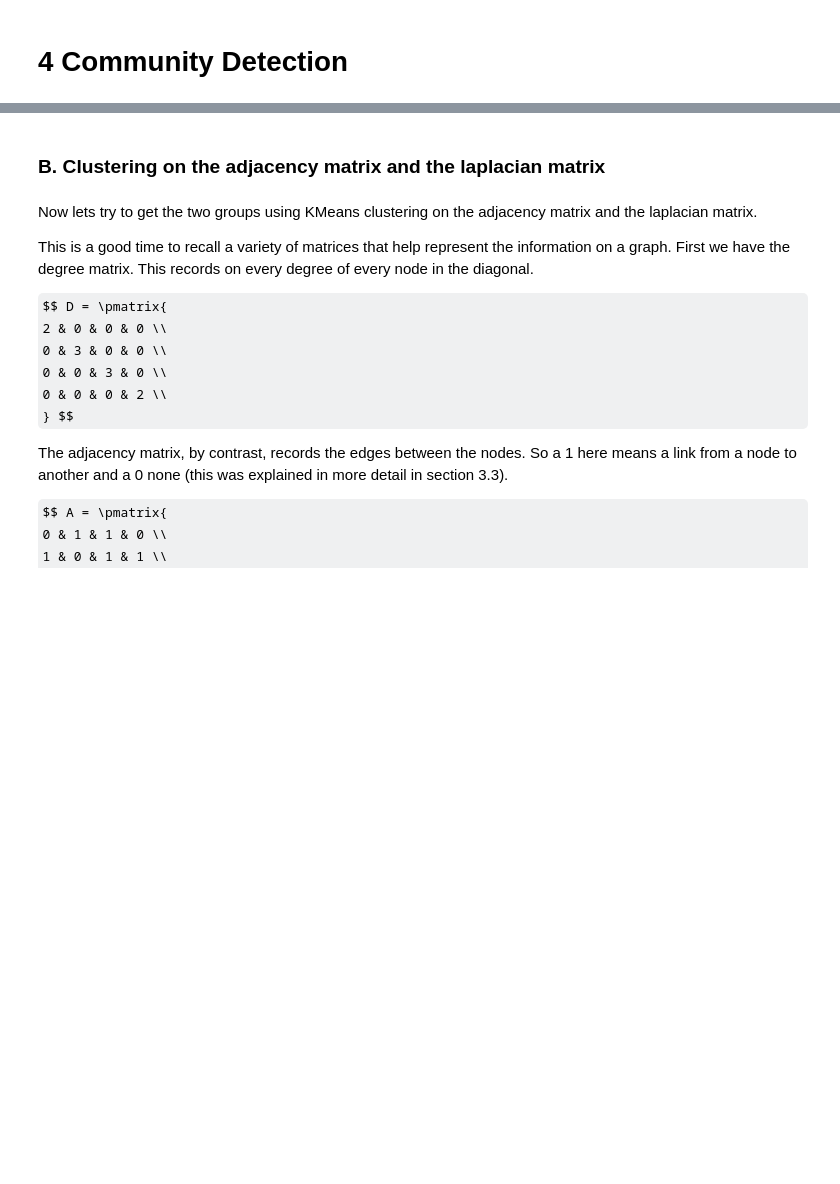
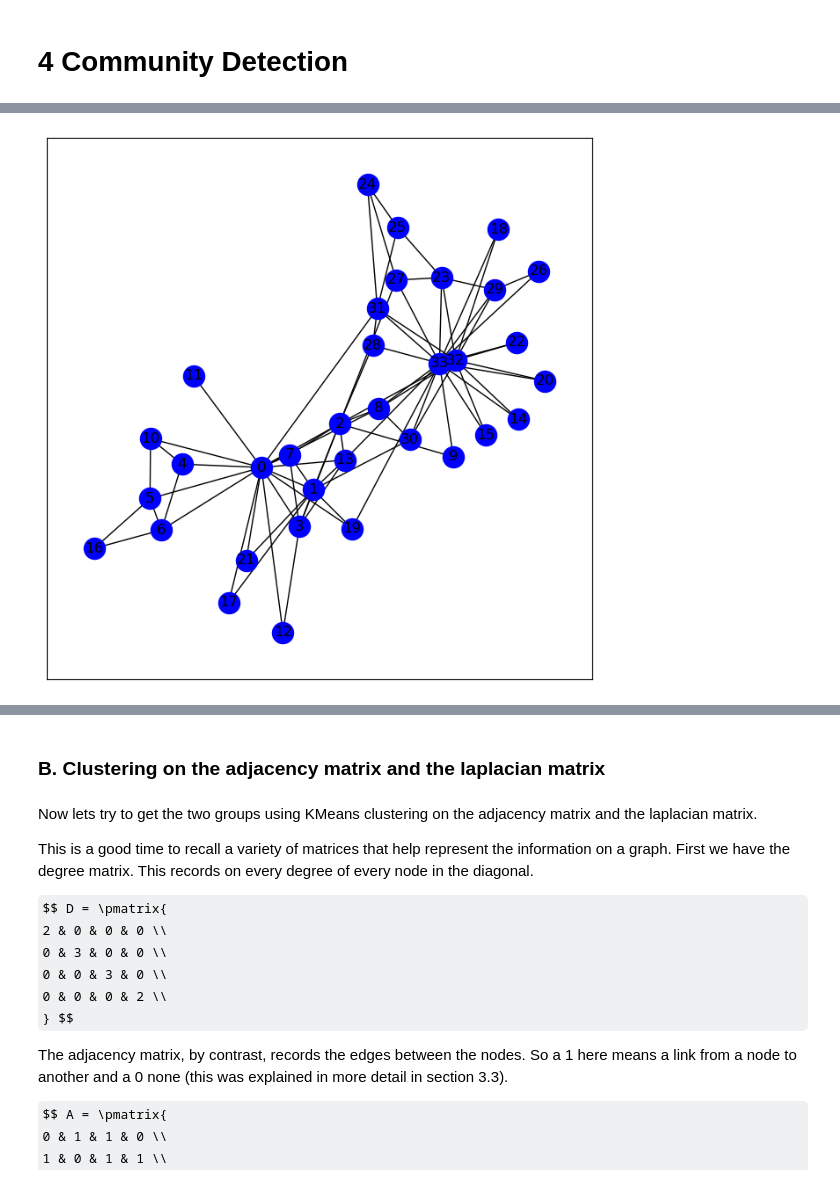
Before and after one commit to maastrichtlawtech/legalnetworkanalysis_textbook, a Jupyter notebook: Chapter_4_Communities.ipynb, the cells around one changed output, grey strips where cells are left out. Drawn from its saved outputs; the diff is of its cells as text; code cells hidden in the pictures; some formulas as TeX source; blank space fills up the shorter version.

```diff
--- a/Chapter_4_Communities.ipynb
+++ b/Chapter_4_Communities.ipynb
@@ -35,3 +64,8 @@ In the networkx version of the dataset, the president is node 0, and the karate
+# %%
+g_karate = nx.karate_club_graph()
+draw_spring(g_karate)
+# %% [output]
+[figure, added]
 # %% [markdown]
 ### A. KMeans clustering
 
```
Also changed, not shown: parts of 15 cells of this notebook.
